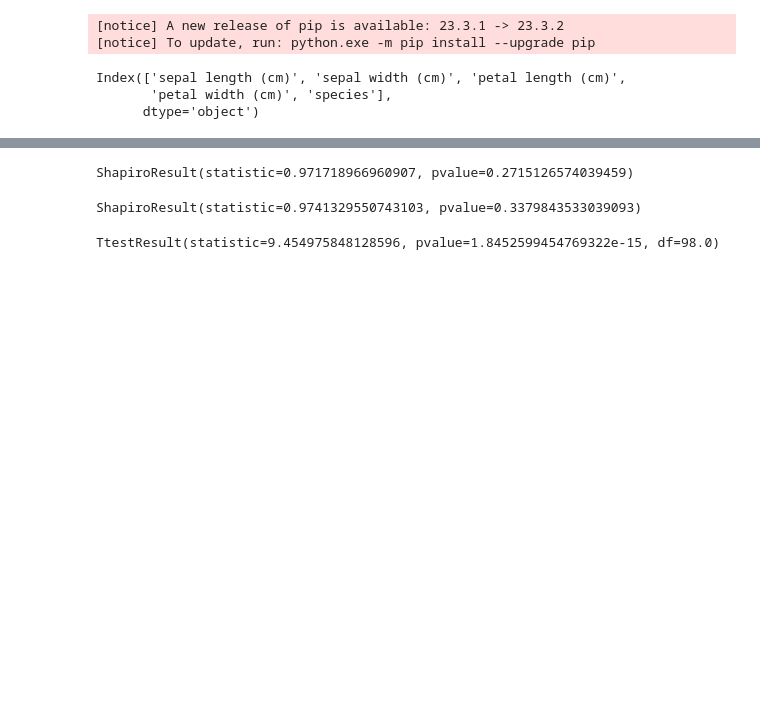
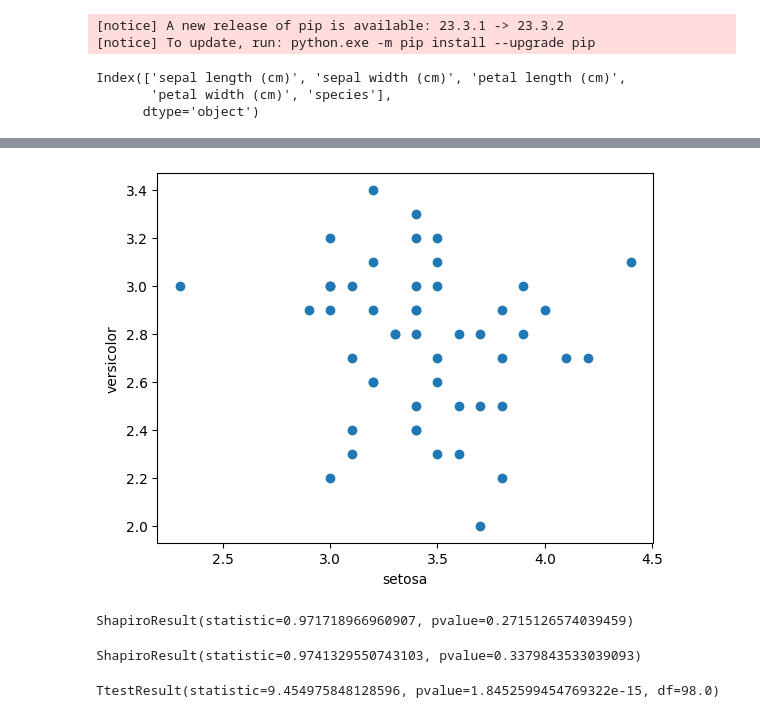
Before and after one commit to bglzaya/python_edm, a Jupyter notebook: stats_test.ipynb, the cells around one changed output, grey strips where cells are left out. Drawn from its saved outputs; the diff is of its cells as text; code cells hidden in the pictures; blank space fills up the shorter version.

```diff
--- a/stats_test.ipynb
+++ b/stats_test.ipynb
@@ -49,3 +48,11 @@ LeveneResult(statistic=0.591002044989776, pvalue=0.44388064024686136)
+# %%
+import matplotlib.pyplot as plt
+plt.scatter(x=setosa['sepal width (cm)'].values, y = versicolor['sepal width (cm)'])
+plt.xlabel('setosa')
+plt.ylabel('versicolor')
+plt.show()
+# %% [output]
+[figure, added]
 # %%
 # Shapiro-Wilk test for normality
 stats.shapiro(setosa['sepal width (cm)'])
```
Also changed, not shown: parts of 2 cells of this notebook.
